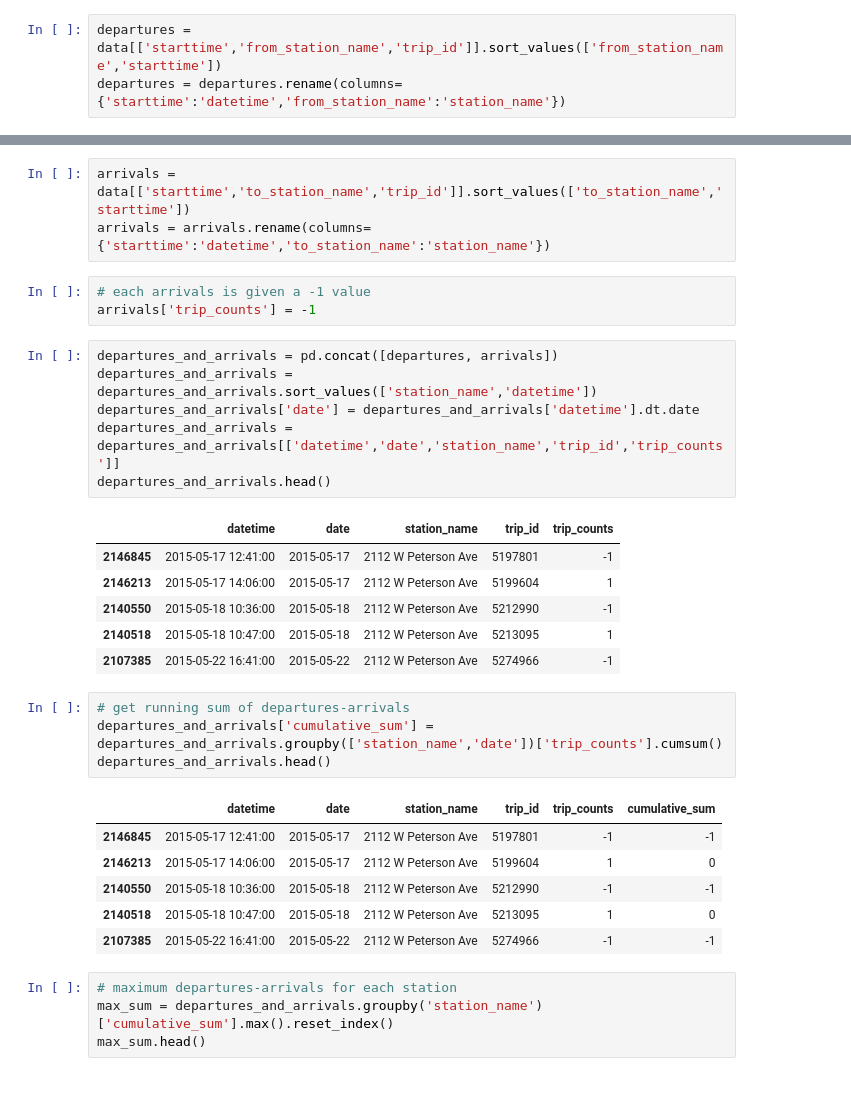
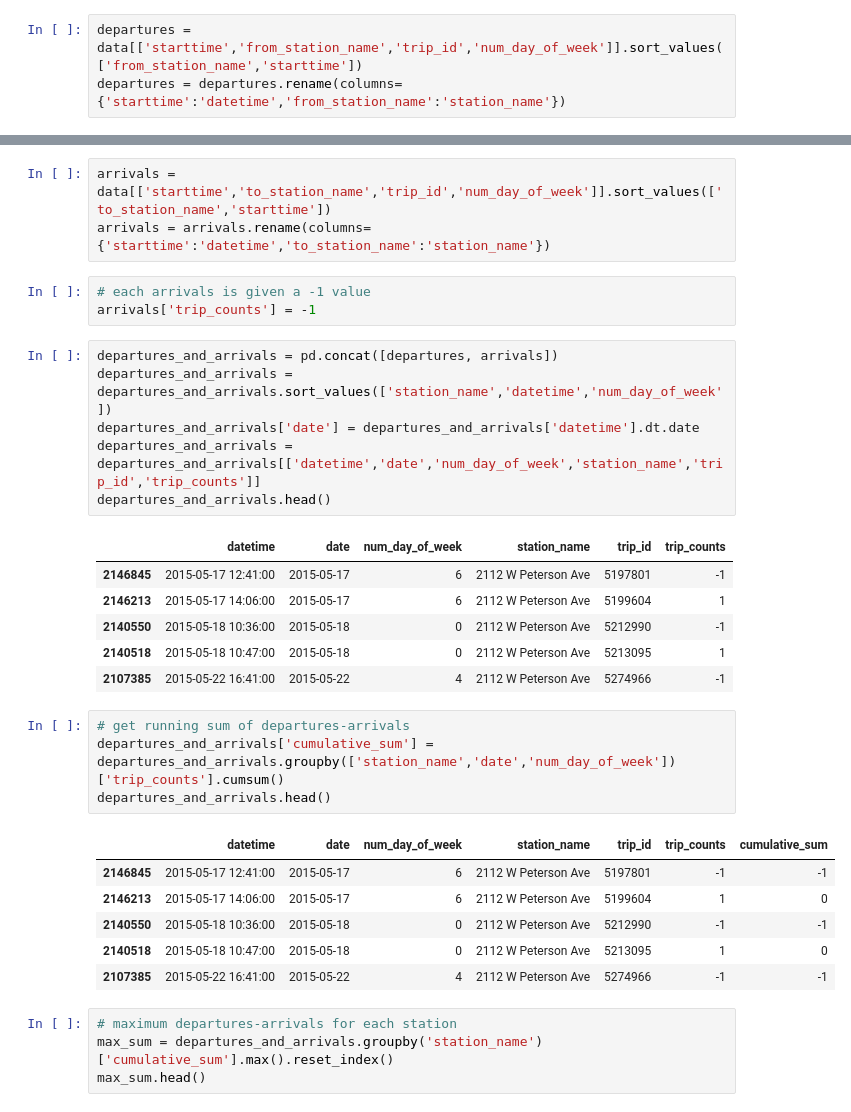
Before and after one commit to karahahn/Springboard_Capstone2, a Jupyter notebook: Modeling Dataframe.ipynb, the cells around one changed output, grey strips where cells are left out. Saved outputs shown, nothing was run; the diff lists cells and outputs as text.

```diff
--- a/Modeling Dataframe.ipynb
+++ b/Modeling Dataframe.ipynb
@@ -75,5 +75,5 @@ data.head()
 # %% [markdown]
 ### Capacity
 # %%
-departures = data[['starttime','from_station_name','trip_id']].sort_values(['from_station_name','starttime'])
+departures = data[['starttime','from_station_name','trip_id','num_day_of_week']].sort_values(['from_station_name','starttime'])
 departures = departures.rename(columns={'starttime':'datetime','from_station_name':'station_name'})
@@ -81,35 +90,35 @@ departures = departures.rename(columns={'starttime':'datetime','from_station_nam
 # each departure is given a 1 value
 departures['trip_counts'] = 1
 # %%
-arrivals = data[['starttime','to_station_name','trip_id']].sort_values(['to_station_name','starttime'])
+arrivals = data[['starttime','to_station_name','trip_id','num_day_of_week']].sort_values(['to_station_name','starttime'])
 arrivals = arrivals.rename(columns={'starttime':'datetime','to_station_name':'station_name'})
 # %%
 # each arrivals is given a -1 value
 arrivals['trip_counts'] = -1
 # %%
 departures_and_arrivals = pd.concat([departures, arrivals])
-departures_and_arrivals = departures_and_arrivals.sort_values(['station_name','datetime'])
+departures_and_arrivals = departures_and_arrivals.sort_values(['station_name','datetime','num_day_of_week'])
 departures_and_arrivals['date'] = departures_and_arrivals['datetime'].dt.date
-departures_and_arrivals = departures_and_arrivals[['datetime','date','station_name','trip_id','trip_counts']]
+departures_and_arrivals = departures_and_arrivals[['datetime','date','num_day_of_week','station_name','trip_id','trip_counts']]
 departures_and_arrivals.head()
 # %% [output]
-|  | datetime | date | station_name | trip_id | trip_counts |
-| 2146845 | 2015-05-17 12:41:00 | 2015-05-17 | 2112 W Peterson Ave | 5197801 | -1 |
-| 2146213 | 2015-05-17 14:06:00 | 2015-05-17 | 2112 W Peterson Ave | 5199604 | 1 |
-| 2140550 | 2015-05-18 10:36:00 | 2015-05-18 | 2112 W Peterson Ave | 5212990 | -1 |
-| 2140518 | 2015-05-18 10:47:00 | 2015-05-18 | 2112 W Peterson Ave | 5213095 | 1 |
-| 2107385 | 2015-05-22 16:41:00 | 2015-05-22 | 2112 W Peterson Ave | 5274966 | -1 |
+|  | datetime | date | num_day_of_week | station_name | trip_id | trip_counts |
+| 2146845 | 2015-05-17 12:41:00 | 2015-05-17 | 6 | 2112 W Peterson Ave | 5197801 | -1 |
+| 2146213 | 2015-05-17 14:06:00 | 2015-05-17 | 6 | 2112 W Peterson Ave | 5199604 | 1 |
+| 2140550 | 2015-05-18 10:36:00 | 2015-05-18 | 0 | 2112 W Peterson Ave | 5212990 | -1 |
+| 2140518 | 2015-05-18 10:47:00 | 2015-05-18 | 0 | 2112 W Peterson Ave | 5213095 | 1 |
+| 2107385 | 2015-05-22 16:41:00 | 2015-05-22 | 4 | 2112 W Peterson Ave | 5274966 | -1 |
 # %%
 # get running sum of departures-arrivals
-departures_and_arrivals['cumulative_sum'] = departures_and_arrivals.groupby(['station_name','date'])['trip_counts'].cumsum()
+departures_and_arrivals['cumulative_sum'] = departures_and_arrivals.groupby(['station_name','date','num_day_of_week'])['trip_counts'].cumsum()
 departures_and_arrivals.head()
 # %% [output]
-|  | datetime | date | station_name | trip_id | trip_counts | cumulative_sum |
-| 2146845 | 2015-05-17 12:41:00 | 2015-05-17 | 2112 W Peterson Ave | 5197801 | -1 | -1 |
-| 2146213 | 2015-05-17 14:06:00 | 2015-05-17 | 2112 W Peterson Ave | 5199604 | 1 | 0 |
-| 2140550 | 2015-05-18 10:36:00 | 2015-05-18 | 2112 W Peterson Ave | 5212990 | -1 | -1 |
-| 2140518 | 2015-05-18 10:47:00 | 2015-05-18 | 2112 W Peterson Ave | 5213095 | 1 | 0 |
-| 2107385 | 2015-05-22 16:41:00 | 2015-05-22 | 2112 W Peterson Ave | 5274966 | -1 | -1 |
+|  | datetime | date | num_day_of_week | station_name | trip_id | trip_counts | cumulative_sum |
+| 2146845 | 2015-05-17 12:41:00 | 2015-05-17 | 6 | 2112 W Peterson Ave | 5197801 | -1 | -1 |
+| 2146213 | 2015-05-17 14:06:00 | 2015-05-17 | 6 | 2112 W Peterson Ave | 5199604 | 1 | 0 |
+| 2140550 | 2015-05-18 10:36:00 | 2015-05-18 | 0 | 2112 W Peterson Ave | 5212990 | -1 | -1 |
+| 2140518 | 2015-05-18 10:47:00 | 2015-05-18 | 0 | 2112 W Peterson Ave | 5213095 | 1 | 0 |
+| 2107385 | 2015-05-22 16:41:00 | 2015-05-22 | 4 | 2112 W Peterson Ave | 5274966 | -1 | -1 |
 # %%
 # maximum departures-arrivals for each station
 max_sum = departures_and_arrivals.groupby('station_name')['cumulative_sum'].max().reset_index()
```
Also changed, not shown: parts of 39 cells of this notebook.
